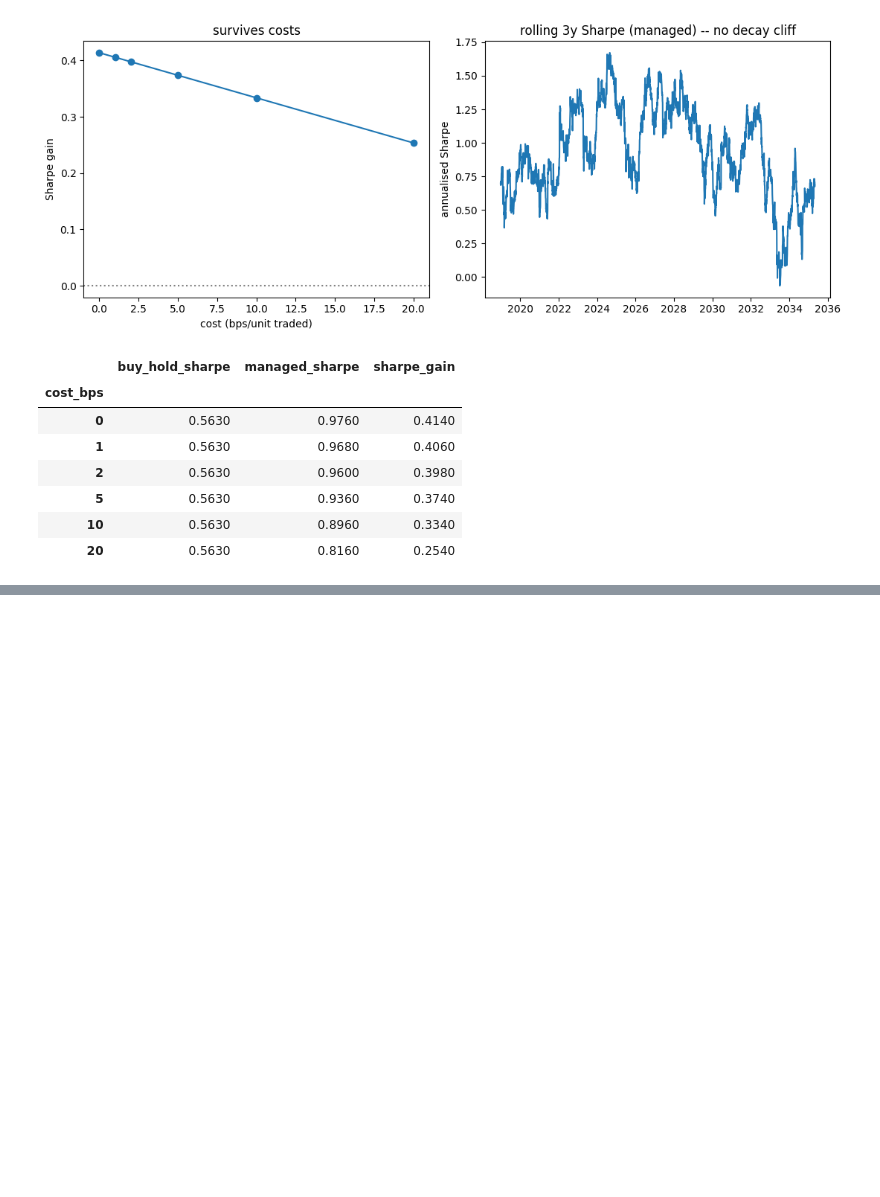
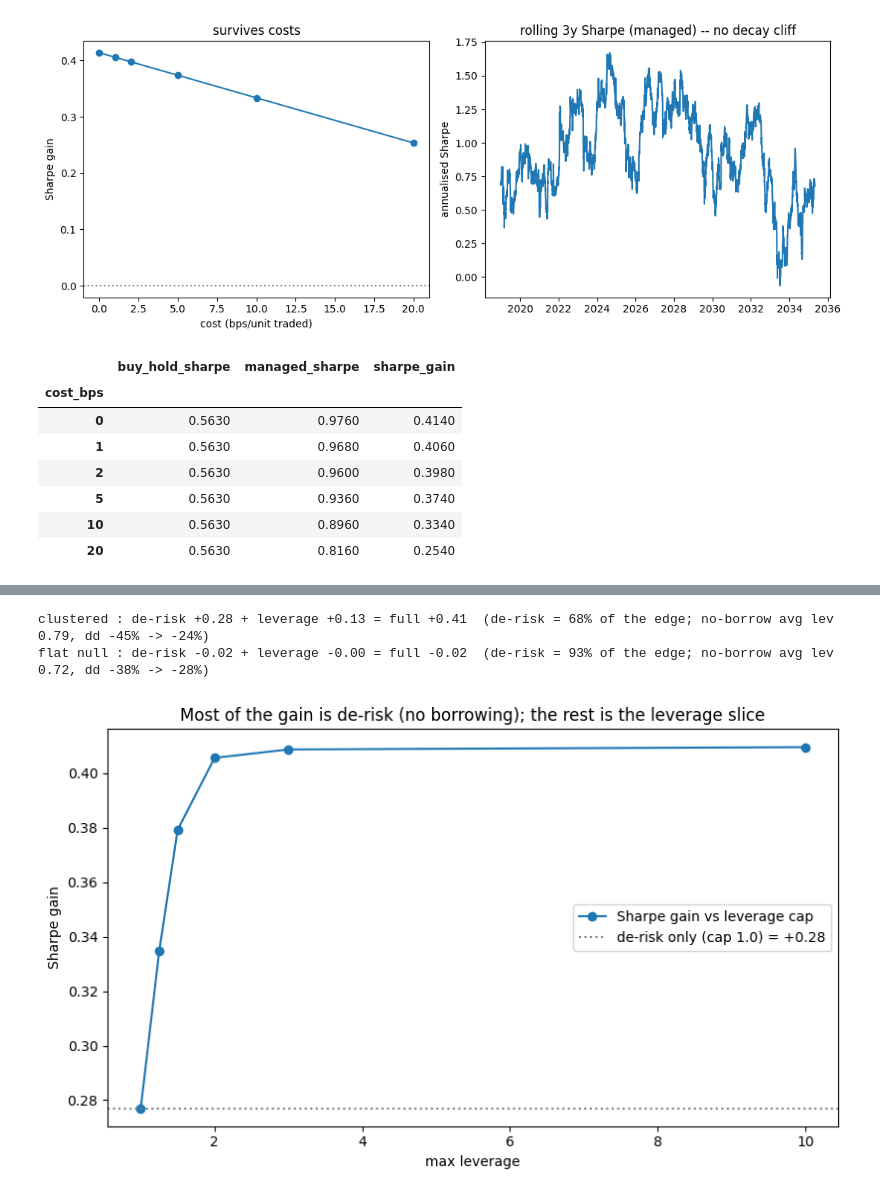
Before and after one commit to Guillain-RDCDE/Open-Alpha-Lab, a Jupyter notebook: studies/16-storm-shy/notebooks/02_for_the_quants.ipynb, the cells around one changed output, grey strips where cells are left out. Drawn from its saved outputs; the diff is of its cells as text; code cells hidden in the pictures; blank space fills up the shorter version.

```diff
--- a/studies/16-storm-shy/notebooks/02_for_the_quants.ipynb
+++ b/studies/16-storm-shy/notebooks/02_for_the_quants.ipynb
@@ -228,0 +230,20 @@ PRs welcome — strengthen the honest 'yes', or find the constraint under which
+# %%
+from storm_shy import extension as ext
+for label, series in [('clustered', ret), ('flat null', ret_flat)]:
+    g = ext.gain_decomposition(series)
+    print(f"{label:10s}: de-risk {g['gain_derisk']:+.2f} + leverage {g['gain_leverage']:+.2f} "
+          f"= full {g['gain_full']:+.2f}  (de-risk = {g['share_derisk']:.0%} of the edge; "
+          f"no-borrow avg lev {g['derisk_avg_leverage']:.2f}, dd {g['buyhold_maxdd']:.0%} -> "
+          f"{g['derisk_maxdd']:.0%})")
+sw = ext.leverage_cap_sweep(ret)
+g0 = ext.gain_decomposition(ret)
+fig, ax = plt.subplots()
+ax.plot(sw.index, sw['sharpe_gain'].values, 'o-', label='Sharpe gain vs leverage cap')
+ax.axhline(g0['gain_derisk'], ls=':', c='grey', label=f"de-risk only (cap 1.0) = {g0['gain_derisk']:+.2f}")
+ax.set_xlabel('max leverage'); ax.set_ylabel('Sharpe gain'); ax.legend()
+ax.set_title('Most of the gain is de-risk (no borrowing); the rest is the leverage slice')
+plt.show()
+# %% [output]
+clustered : de-risk +0.28 + leverage +0.13 = full +0.41  (de-risk = 68% of the edge; no-borrow avg lev 0.79, dd -45% -> -24%)
+flat null : de-risk -0.02 + leverage -0.00 = full -0.02  (de-risk = 93% of the edge; no-borrow avg lev 0.72, dd -38% -> -28%)
+[figure, added]
```
Also changed, not shown: parts of 3 cells of this notebook, 8 other files.
